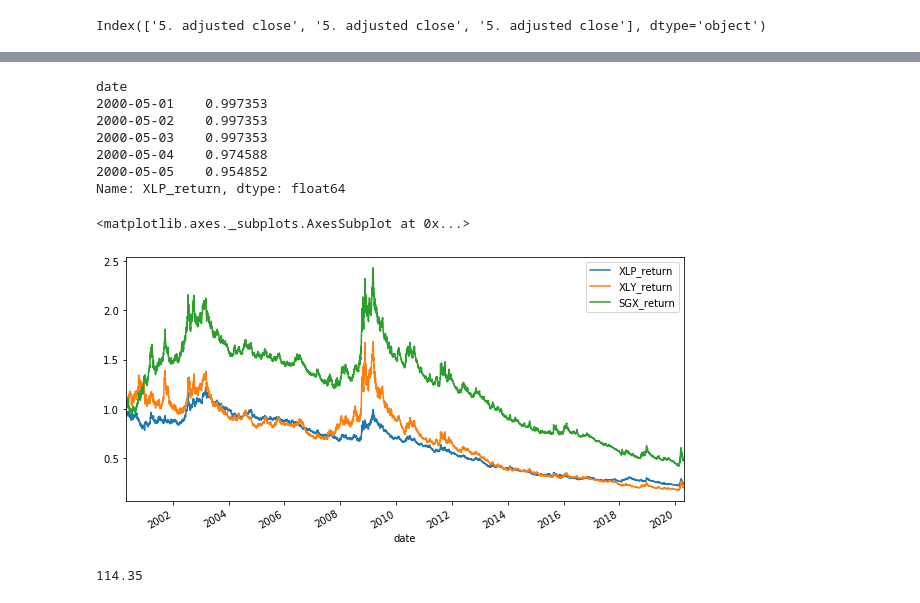
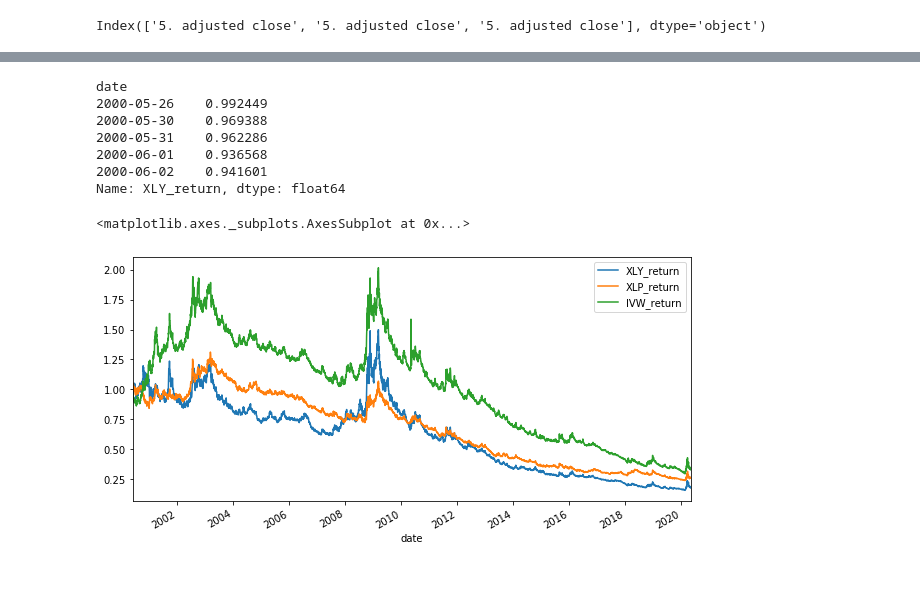
Before and after one commit to bkayratkyzy/Monte_Carlo_Simulations, a Jupyter notebook: notebooks/kelly.ipynb, the cells around one changed output, grey strips where cells are left out. Cells and saved outputs as stored; diff of their text form; code cells hidden in the pictures.

```diff
--- a/notebooks/kelly.ipynb
+++ b/notebooks/kelly.ipynb
@@ -63,11 +64,11 @@ xly_df.head()
 xlp_df = xlp_df['5. adjusted close']
 xlp_df.head()
 
-sgx_df = sgx_df['5. adjusted close']
-sgx_df.head()
+ivw_df = ivw_df['5. adjusted close']
+ivw_df.head()
 
 #Use concat to put the data in one dataframe
-concat_df = pd.concat([xly_df, xlp_df, sgx_df], axis = "columns", join = "inner")
+concat_df = pd.concat([xly_df, xlp_df, ivw_df], axis = "columns", join = "inner")
 concat_df.head()
 # %% [output]
 |  | 5. adjusted close | 5. adjusted close | 5. adjusted close |
@@ -84,7 +85,7 @@ print(concat_df.columns)
 Index(['5. adjusted close', '5. adjusted close', '5. adjusted close'], dtype='object')
 # %%
 #Change column names to avoid confusion
-columns = ['XLY close', 'XLP close', 'SGX close']
+columns = ['XLY close', 'XLP close', 'IVW close']
 concat_df.columns = columns
 concat_df.head()
 # %% [output]
@@ -105,8 +106,8 @@ daily_returns_xlp = xlp_df.pct_change()
 concat_df['XLP_return']= daily_returns_xlp
 
 #add another column to get daily returns of SGX
-daily_returns_sgx = sgx_df.pct_change()
-concat_df['SGX_return']= daily_returns_sgx
+daily_returns_ivw = ivw_df.pct_change()
+concat_df['IVW_return']= daily_returns_ivw
 
 concat_df.head()
 # %% [output]
@@ -259,26 +262,26 @@ concat_df['SGX_return'].plot(figsize=(10,5))
 # %%
 # Calculate the cumulative returns using the 'cumprod()' function
-cumulative_returns_xly = (1 + concat_df['XLP_return']).cumprod()
-cumulative_returns_xlp = (1 + concat_df['XLY_return']).cumprod()
-cumulative_returns_sgx = (1 + concat_df['SGX_return']).cumprod()
+cumulative_returns_xly = (1 + concat_df['XLY_return']).cumprod()
+cumulative_returns_xlp = (1 + concat_df['XLP_return']).cumprod()
+cumulative_returns_ivw = (1 + concat_df['IVW_return']).cumprod()
 
 cumulative_returns_xly.head()
 # %% [output]
 date
-2000-05-01    0.997353
-2000-05-02    0.997353
-2000-05-03    0.997353
-2000-05-04    0.974588
-2000-05-05    0.954852
-Name: XLP_return, dtype: float64
+2000-05-26    0.992449
+2000-05-30    0.969388
+2000-05-31    0.962286
+2000-06-01    0.936568
+2000-06-02    0.941601
+Name: XLY_return, dtype: float64
 # %%
 #plot cumulative returns
 
 cumulative_returns_xly.plot(figsize=(10,5), legend=True)
 cumulative_returns_xlp.plot(figsize=(10,5), legend=True)
-cumulative_returns_sgx.plot(figsize=(10,5), legend=True)
+cumulative_returns_ivw.plot(figsize=(10,5), legend=True)
 # %% [output]
 <matplotlib.axes._subplots.AxesSubplot at 0x...>
-[figure, old version]
+[figure, new version]
 # %%
 #need to check on dividend
@@ -295,4 +287,0 @@ sgx_last_price = concat_df['SGX close'][-1]
-# %%
-print(xly_last_price)
-# %% [output]
-114.35
```
Also changed, not shown: parts of 33 cells of this notebook, 1 other file.
